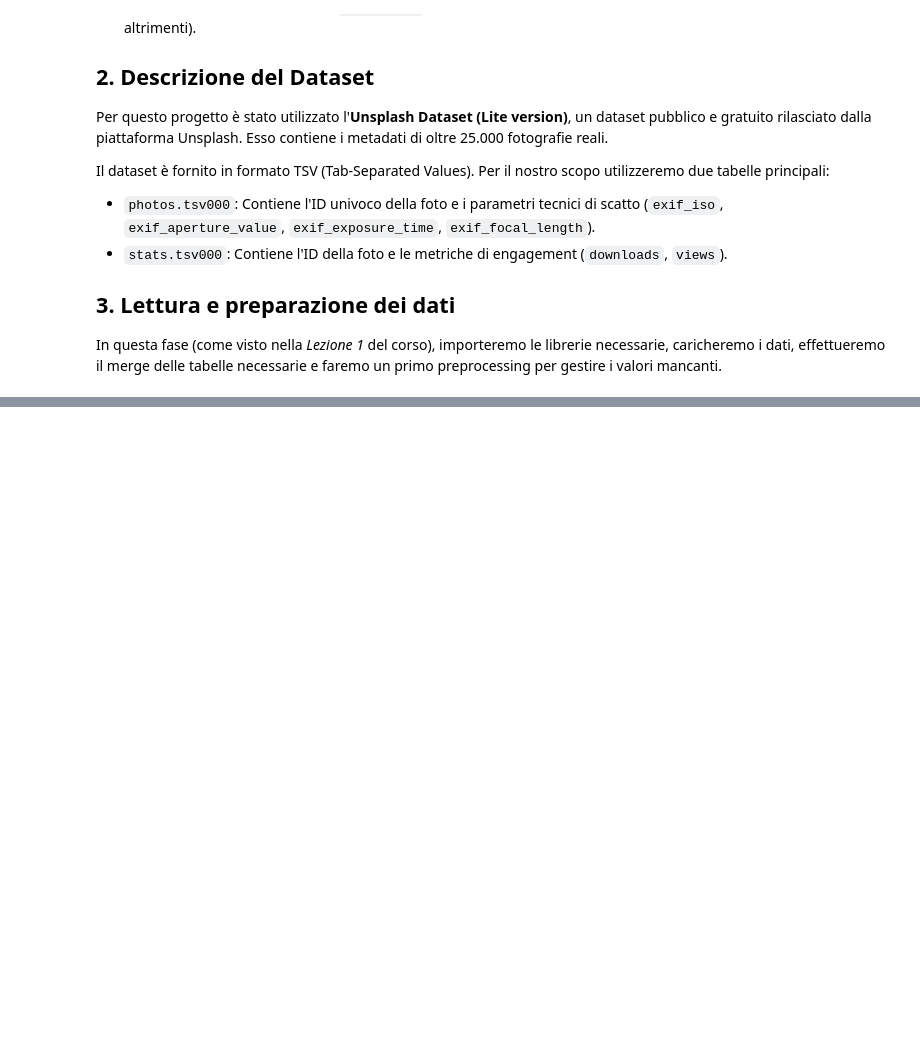
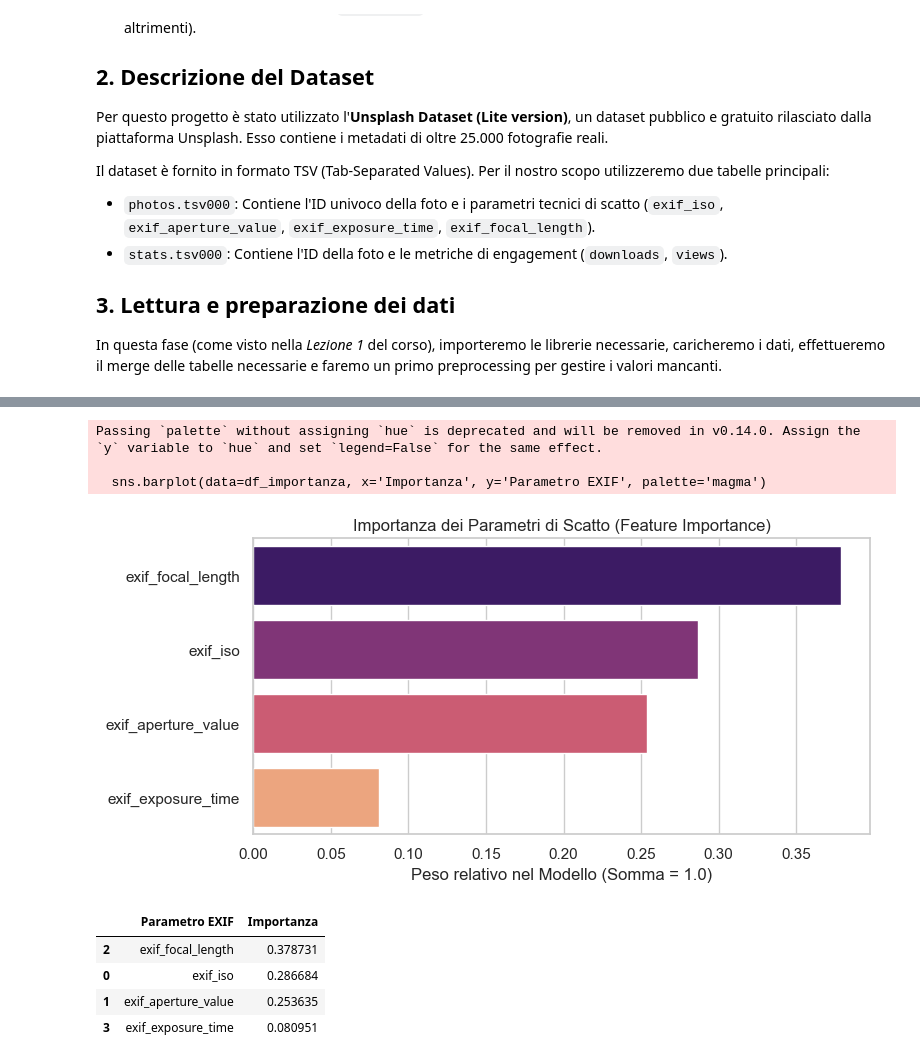
Before and after one commit to maicolsanti/unibo_artifical_intelligence, a Jupyter notebook: project.ipynb, the cells around one changed output, grey strips where cells are left out. Drawn from its saved outputs; the diff is of its cells as text; code cells hidden in the pictures; blank space fills up the shorter version.

```diff
--- a/project.ipynb
+++ b/project.ipynb
@@ -110,0 +395,31 @@ Dimensioni dataset finali pronte per l'analisi: (25000, 10)
+# %%
+# estrazione e visualizzazione della feature importance
+# il Random Forest ci permette di capire quanto ogni feature è stata usata per prendere le decisioni
+importances = best_rf_model.feature_importances_
+
+# creo un DataFrame per riordinare i valori in modo decrescente
+df_importanza = pd.DataFrame({
+    'Parametro EXIF': features,
+    'Importanza': importances
+}).sort_values(by='Importanza', ascending=False)
+
+# visualizzazione a barre
+plt.figure(figsize=(8, 4))
+sns.barplot(data=df_importanza, x='Importanza', y='Parametro EXIF', palette='magma')
+plt.title('Importanza dei Parametri di Scatto (Feature Importance)')
+plt.xlabel('Peso relativo nel Modello (Somma = 1.0)')
+plt.ylabel('')
+plt.tight_layout()
+plt.show()
+
+display(df_importanza)
+# %% [output]
+Passing `palette` without assigning `hue` is deprecated and will be removed in v0.14.0. Assign the `y` variable to `hue` and set `legend=False` for the same effect.
+
+  sns.barplot(data=df_importanza, x='Importanza', y='Parametro EXIF', palette='magma')
+[figure, added]
+|  | Parametro EXIF | Importanza |
+| 2 | exif_focal_length | 0.378731 |
+| 0 | exif_iso | 0.286684 |
+| 1 | exif_aperture_value | 0.253635 |
+| 3 | exif_exposure_time | 0.080951 |
```
Also changed, not shown: parts of 14 cells of this notebook.
